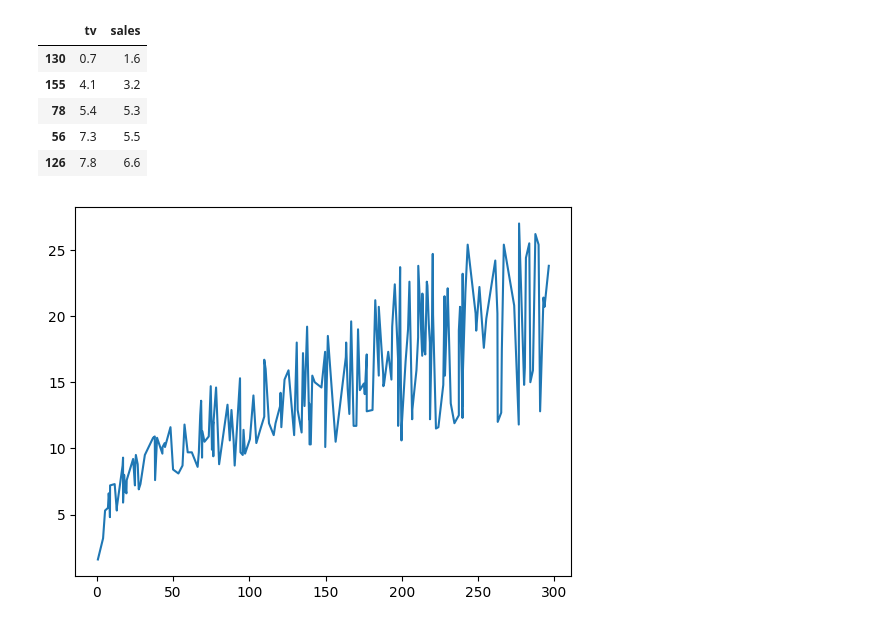
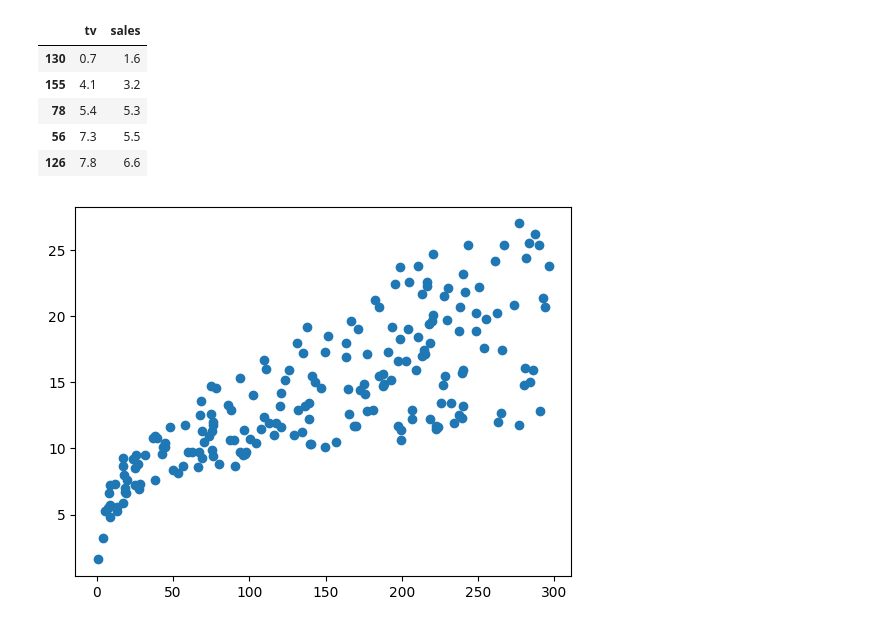
Before and after one commit to BrennZA/Introduction-to-DS-w-Python, a Jupyter notebook: tv-sales.ipynb, the cells around one changed output. Saved outputs shown, nothing was run; the diff lists cells and outputs as text; code cells hidden in the pictures.

```diff
--- a/tv-sales.ipynb
+++ b/tv-sales.ipynb
@@ -87,7 +57,8 @@ tv_sales.head()
 | 56 | 7.3 | 5.5 |
 | 126 | 7.8 | 6.6 |
 # %%
-fig = plt.plot(tv_sales['tv'], tv_sales['sales'])
-fig;
+# Plot scatter figure of tv_sales
+
+fig = plt.scatter(tv_sales['tv'], tv_sales['sales']);
 # %% [output]
-[figure, old version]
+[figure, new version]
```
Also changed, not shown: parts of 10 cells of this notebook.
